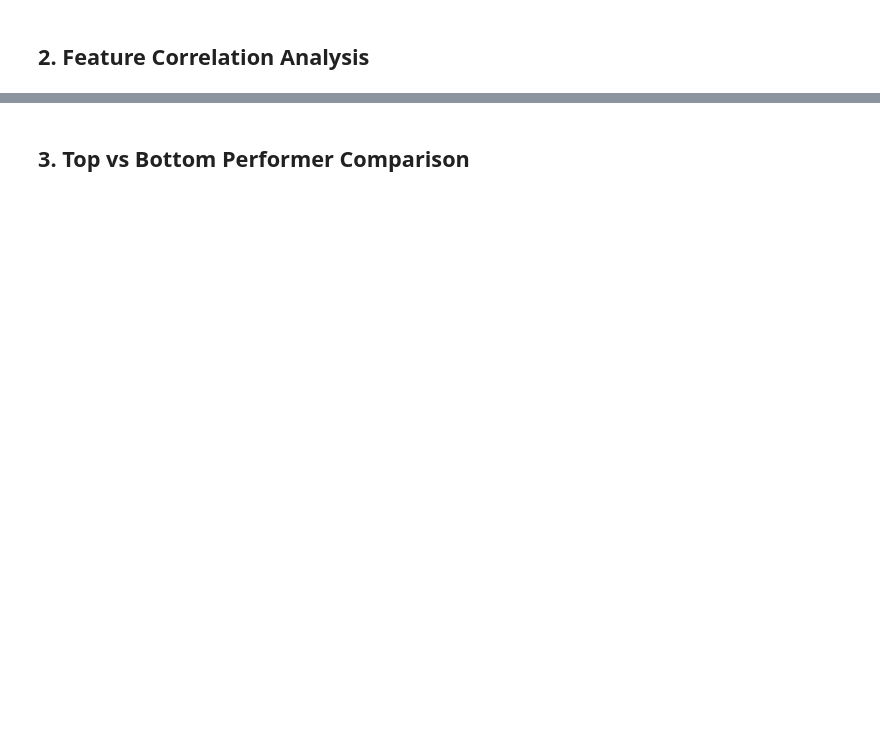
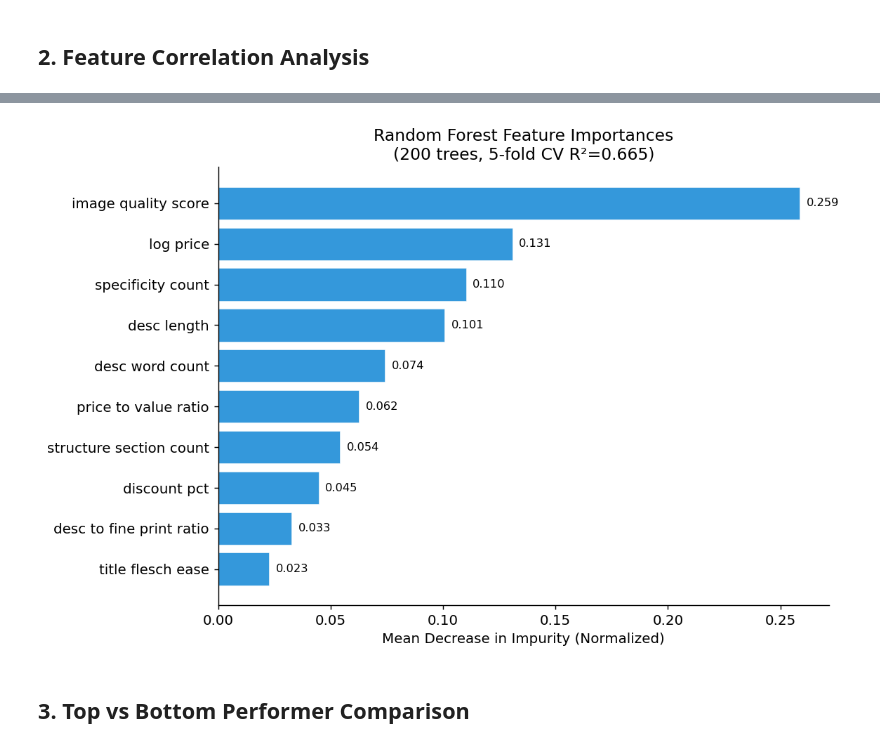
Before and after one commit to leobcc/G2, a Jupyter notebook: notebooks/exploration.ipynb, the cells around one changed output, grey strips where cells are left out. Cells and saved outputs as stored; diff of their text form; code cells hidden in the pictures; blank space fills up the shorter version.

```diff
--- a/notebooks/exploration.ipynb
+++ b/notebooks/exploration.ipynb
@@ -127,19 +142,21 @@ plt.show()
 # %%
 # Random Forest Feature Importances
-rf_importances = findings['rf_feature_importances']
+rf_importances = findings['rf_importance_top10']
 rf_sorted = sorted(rf_importances.items(), key=lambda x: x[1], reverse=True)[:12]
 rf_labels = [k.replace('_', ' ') for k, _ in rf_sorted]
 rf_vals = [v for _, v in rf_sorted]
 
 fig, ax = plt.subplots(figsize=(9, 6))
 bars = ax.barh(rf_labels[::-1], rf_vals[::-1], color=BLUE, edgecolor='white', linewidth=0.3)
 ax.set_xlabel('Mean Decrease in Impurity (Normalized)')
-ax.set_title(f'Random Forest Feature Importances\n(200 trees, 5-fold CV R²={findings["cv_r2"]:.3f})', fontsize=13)
+ax.set_title(f'Random Forest Feature Importances\n(200 trees, 5-fold CV R²={findings["rf_cv_r2"]:.3f})', fontsize=13)
 for bar, val in zip(bars, rf_vals[::-1]):
     ax.text(val + 0.003, bar.get_y() + bar.get_height()/2, f'{val:.3f}', va='center', fontsize=9)
 plt.tight_layout()
 plt.savefig('../docs/fig_rf_importances.png', bbox_inches='tight')
 plt.show()
+# %% [output]
+[figure, added]
 # %% [markdown]
 ## 3. Top vs Bottom Performer Comparison
 # %%
```
Also changed, not shown: parts of 10 cells of this notebook, 6 other files.
